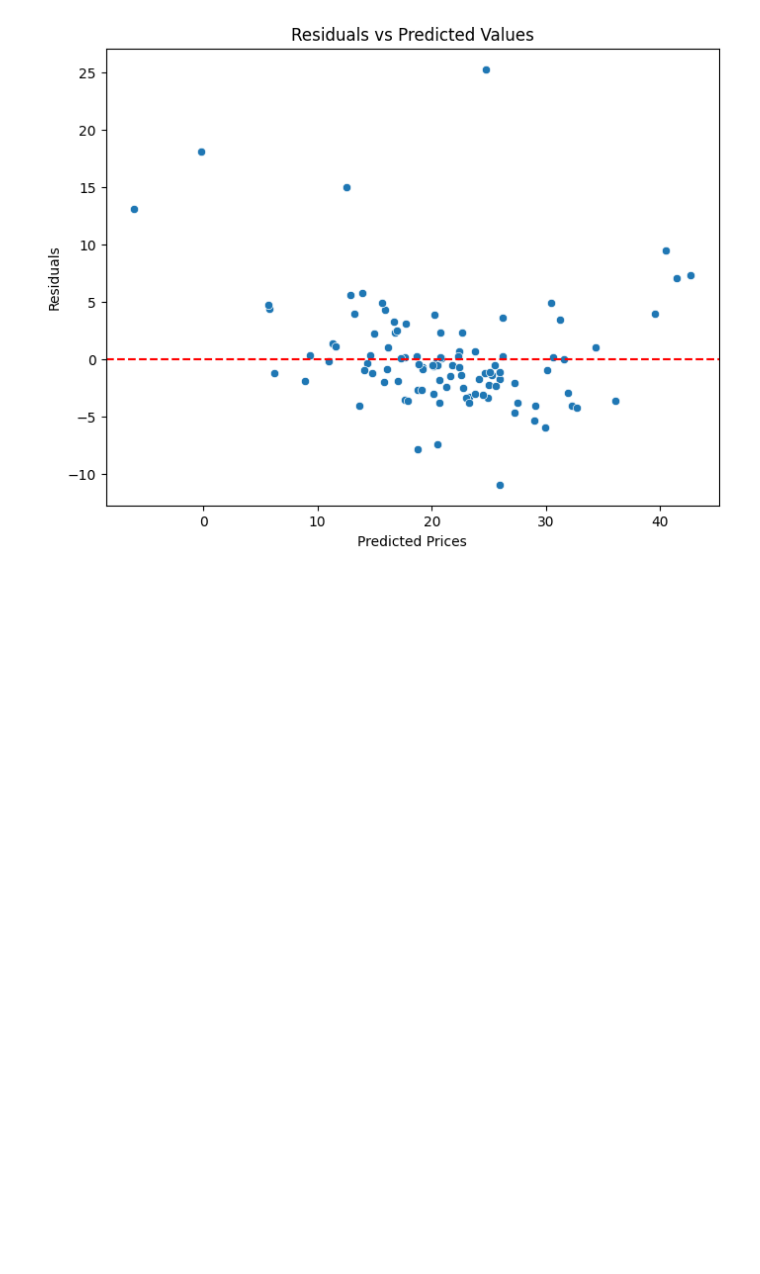
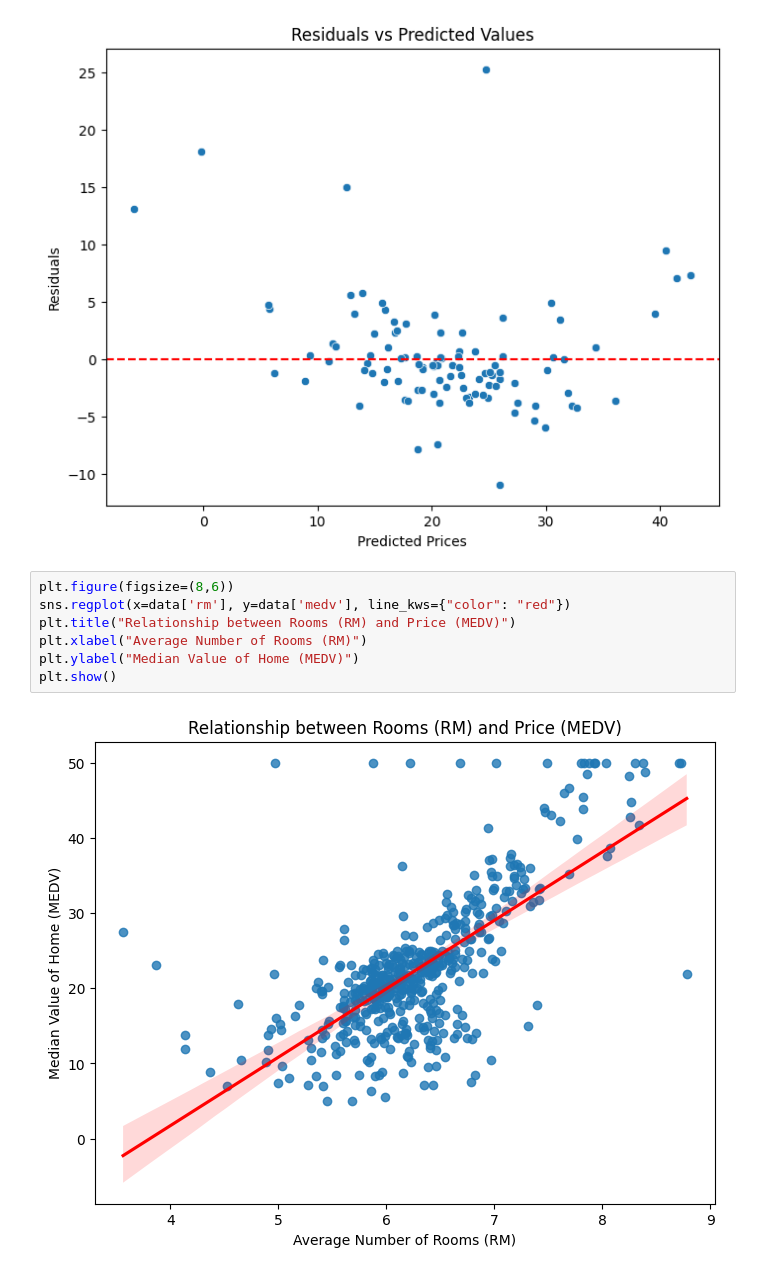
Before and after one commit to monika-shaw/AI-Engineer-Roadmap-2025, a Jupyter notebook: Day 7/LinearAndLogisticRegression.ipynb, the cells around one changed output. Cells and saved outputs as stored; diff of their text form; blank space fills up the shorter version.

Commit message:
Plotted Relationship between room vs prices

```diff
--- a/Day 7/LinearAndLogisticRegression.ipynb
+++ b/Day 7/LinearAndLogisticRegression.ipynb
@@ -67,3 +67,12 @@ plt.title("Residuals vs Predicted Values")
 plt.show()
 # %% [output]
 [figure]
+# %%
+plt.figure(figsize=(8,6))
+sns.regplot(x=data['rm'], y=data['medv'], line_kws={"color": "red"})
+plt.title("Relationship between Rooms (RM) and Price (MEDV)")
+plt.xlabel("Average Number of Rooms (RM)")
+plt.ylabel("Median Value of Home (MEDV)")
+plt.show()
+# %% [output]
+[figure, added]
```
